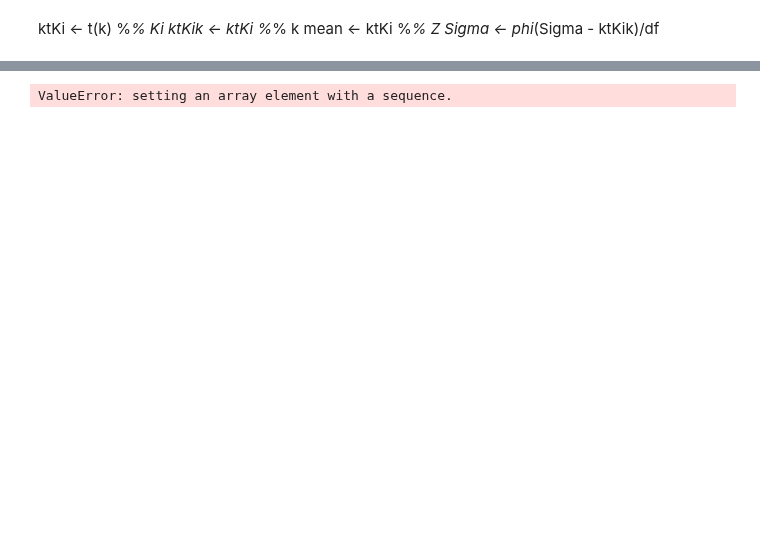
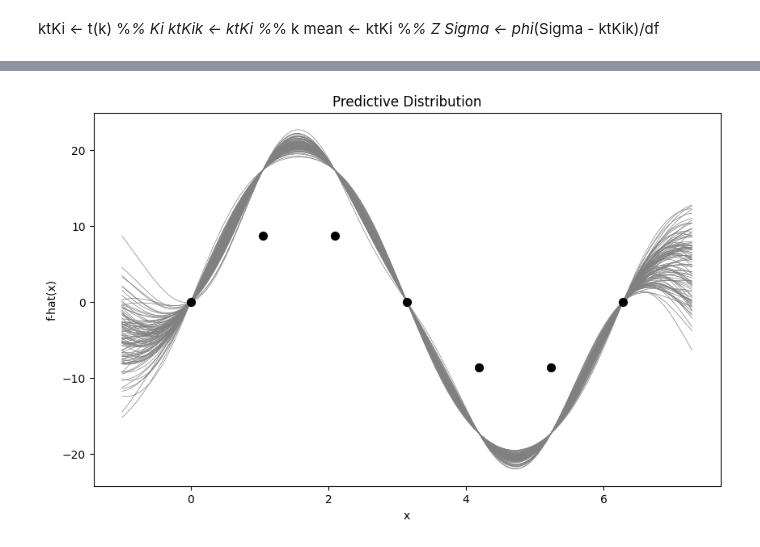
Before and after one commit to sequential-parameter-optimization/spotPython, a Jupyter notebook: notebooks/00_spotPython_tests.ipynb, the cells around one changed output, grey strips where cells are left out. Drawn from its saved outputs; the diff is of its cells as text; code cells hidden in the pictures; blank space fills up the shorter version.

```diff
--- a/notebooks/00_spotPython_tests.ipynb
+++ b/notebooks/00_spotPython_tests.ipynb
@@ -7445,33 +7451,33 @@ import matplotlib.pyplot as plt
 
 # Simple sine data
 X = np.linspace(0, 2 * np.pi, 7).reshape(-1, 1)
-Z = np.sin(X)
+Z = 10.0*np.sin(X)
 
 # New GP fit
 gpsep = newGPsep(X, Z, d=2, g=0.000001)
 
 # Make predictions
 XX = np.linspace(-1, 2 * np.pi + 1, 499).reshape(-1, 1)
-p = predictGPsep(gpsep, XX, lite=True)
+p = predictGPsep(gpsep, XX, lite=False)
 
 # Sample from the predictive distribution
 N = 100
 mean = p["mean"]
 Sigma = p["Sigma"]
 df = p["df"]
 
 # Generate samples from the multivariate t-distribution
 ZZ = np.random.multivariate_normal(mean, Sigma, N)
 ZZ = ZZ.T + np.tile(mean, (N, 1)).T
 
 # Plot the results
 plt.figure(figsize=(10, 6))
 for i in range(N):
     plt.plot(XX, ZZ[:, i], color="gray", linewidth=0.5)
 plt.scatter(X, Z, color="black", s=50, zorder=5)
 plt.xlabel("x")
 plt.ylabel("f-hat(x)")
 plt.title("Predictive Distribution")
 plt.show()
 # %% [output]
-ValueError: setting an array element with a sequence.
+[figure, added]
```
Also changed, not shown: parts of 2 cells of this notebook, 7 other files.
